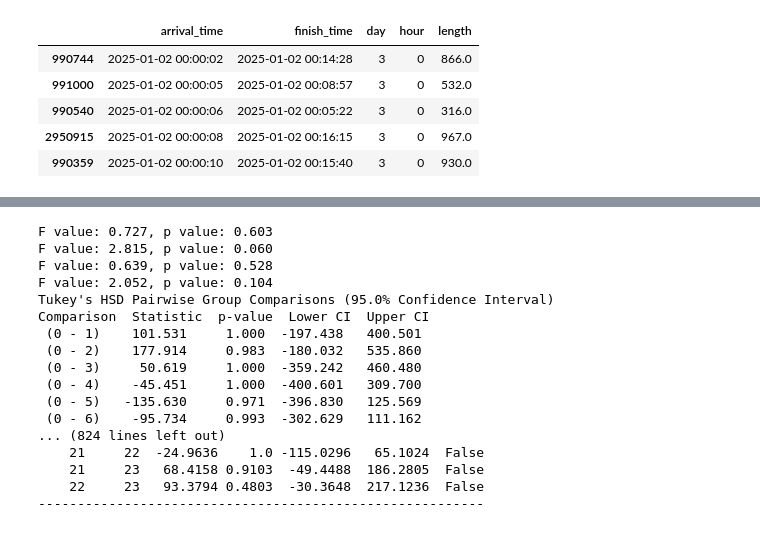
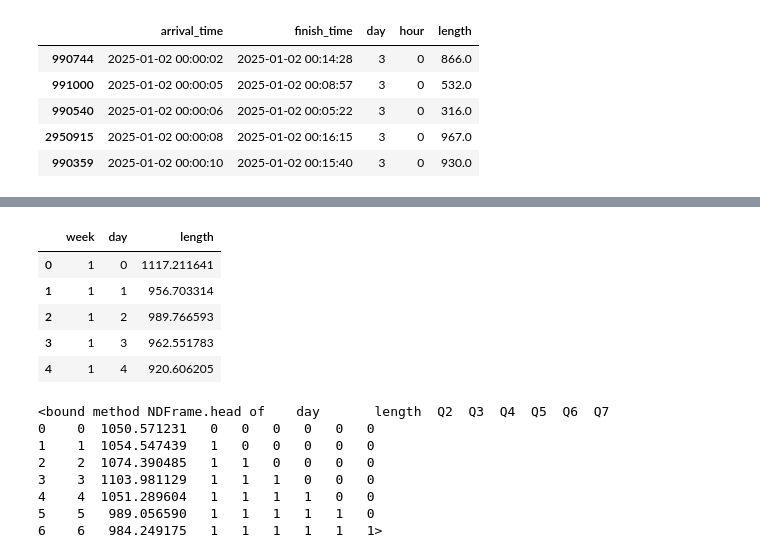
Before and after one commit to JaumeFigueras/simulacio, a Jupyter notebook: estadistica/iid/estacionaritat.ipynb, the cells around one changed output, grey strips where cells are left out. Drawn from its saved outputs; the diff is of its cells as text; code cells hidden in the pictures.

```diff
--- a/estadistica/iid/estacionaritat.ipynb
+++ b/estadistica/iid/estacionaritat.ipynb
@@ -267,41 +275,33 @@ plt.grid()
 # %%
-import scipy.stats as ss
-samples = [hour[1] for hour in df.groupby('hour')['length']]
-f_val, p_val = ss.f_oneway(*samples[11:17])
-print('F value: {:.3f}, p value: {:.3f}'.format(f_val, p_val))
-f_val, p_val = ss.f_oneway(*samples[8:11])
-print('F value: {:.3f}, p value: {:.3f}'.format(f_val, p_val))
-f_val, p_val = ss.f_oneway(*samples[5:8])
-print('F value: {:.3f}, p value: {:.3f}'.format(f_val, p_val))
-f_val, p_val = ss.f_oneway(*samples[19:23])
-print('F value: {:.3f}, p value: {:.3f}'.format(f_val, p_val))
-
-result = ss.tukey_hsd(*samples)
-print(result)
-
-from statsmodels.stats.multicomp import pairwise_tukeyhsd
-
-tukey = pairwise_tukeyhsd(endog=df['length'],
-                          groups=df['hour'],
-                          alpha=0.05)
-
-#display results
-print(tukey)
+week_day_df = df.groupby(['week', 'day']).mean()
+week_day_df.reset_index(inplace=True)
+week_day_df = week_day_df[['week', 'day', 'length']]
+week_day_df.to_csv('week_day_2024.csv')
+week_day_df.head()
 # %% [output]
-F value: 0.727, p value: 0.603
-F value: 2.815, p value: 0.060
-F value: 0.639, p value: 0.528
-F value: 2.052, p value: 0.104
-Tukey's HSD Pairwise Group Comparisons (95.0% Confidence Interval)
-Comparison  Statistic  p-value  Lower CI  Upper CI
- (0 - 1)    101.531     1.000  -197.438   400.501
- (0 - 2)    177.914     0.983  -180.032   535.860
- (0 - 3)     50.619     1.000  -359.242   460.480
- (0 - 4)    -45.451     1.000  -400.601   309.700
- (0 - 5)   -135.630     0.971  -396.830   125.569
- (0 - 6)    -95.734     0.993  -302.629   111.162
-... (824 lines left out)
-    21     22  -24.9636    1.0 -115.0296   65.1024  False
-    21     23   68.4158 0.9103  -49.4488  186.2805  False
-    22     23   93.3794 0.4803  -30.3648  217.1236  False
----------------------------------------------------------
+|  | week | day | length |
+| 0 | 1 | 0 | 1117.211641 |
+| 1 | 1 | 1 | 956.703314 |
+| 2 | 1 | 2 | 989.766593 |
+| 3 | 1 | 3 | 962.551783 |
+| 4 | 1 | 4 | 920.606205 |
+# %%
+avg_df = week_day_df.groupby('day').mean()
+avg_df.reset_index(inplace=True)
+avg_df = avg_df[['day', 'length']]
+avg_df['Q2'] = [0, 1, 1, 1, 1, 1, 1]
+avg_df['Q3'] = [0, 0, 1, 1, 1, 1, 1]
+avg_df['Q4'] = [0, 0, 0, 1, 1, 1, 1]
+avg_df['Q5'] = [0, 0, 0, 0, 1, 1, 1]
+avg_df['Q6'] = [0, 0, 0, 0, 0, 1, 1]
+avg_df['Q7'] = [0, 0, 0, 0, 0, 0, 1]
+print(avg_df.head)
+# %% [output]
+<bound method NDFrame.head of    day       length  Q2  Q3  Q4  Q5  Q6  Q7
+0    0  1050.571231   0   0   0   0   0   0
+1    1  1054.547439   1   0   0   0   0   0
+2    2  1074.390485   1   1   0   0   0   0
+3    3  1103.981129   1   1   1   0   0   0
+4    4  1051.289604   1   1   1   1   0   0
+5    5   989.056590   1   1   1   1   1   0
+6    6   984.249175   1   1   1   1   1   1>
```
Also changed, not shown: parts of 19 cells of this notebook, 1 other file.
